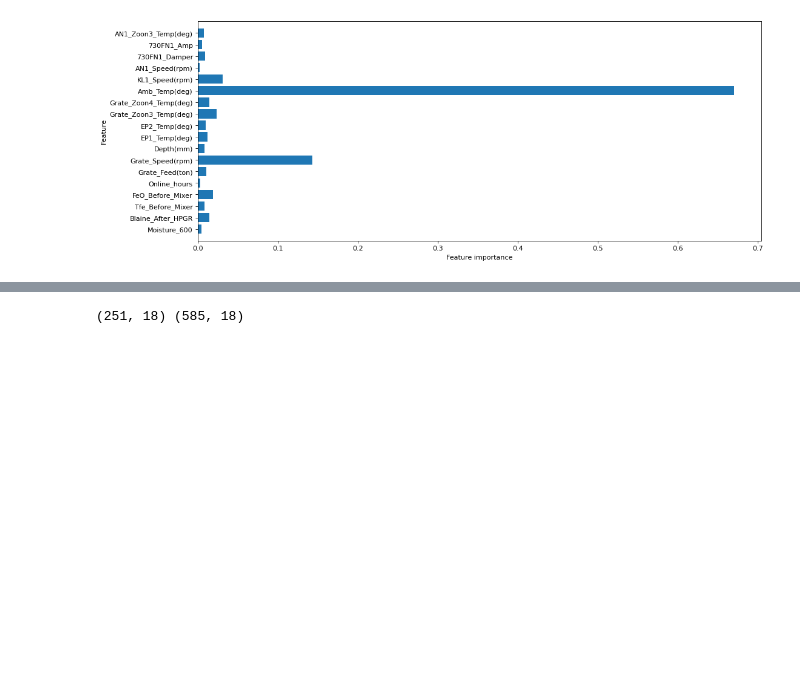
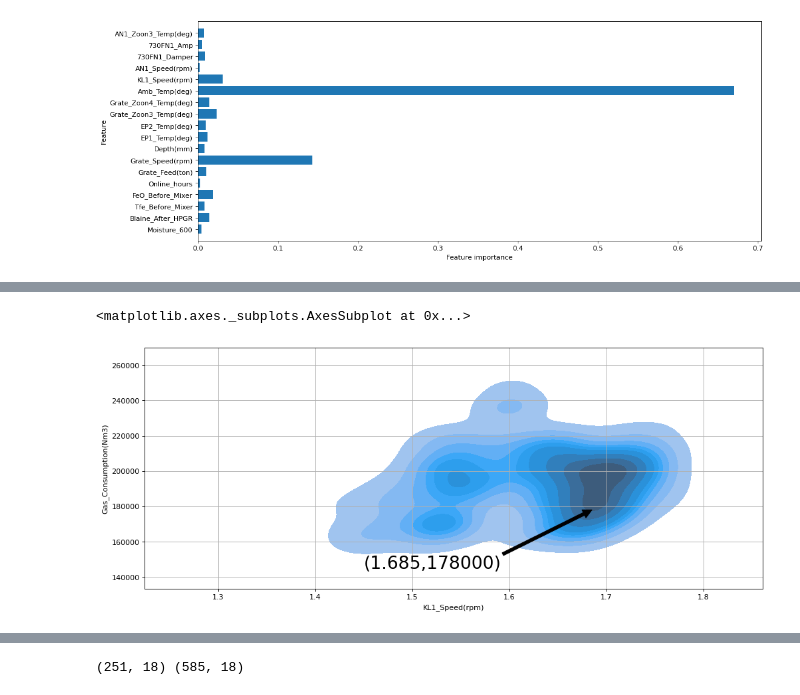
Before and after one commit to heidaralavi/Gas-Prj, a Jupyter notebook: Gas_Visualization.ipynb, the cells around one changed output, grey strips where cells are left out. Drawn from its saved outputs; the diff is of its cells as text; code cells hidden in the pictures; blank space fills up the shorter version.

```diff
--- a/Gas_Visualization.ipynb
+++ b/Gas_Visualization.ipynb
@@ -186,0 +194,8 @@ sns.catplot(data=normal_df, kind='box',height=6,aspect=3 )
+# %%
+plt.figure(figsize=(15,6),dpi=80)
+plt.annotate('(1.685,178000)', xy=(1.685, 178000), xytext=(1.45, 145000),arrowprops=dict(facecolor='black', shrink=0),fontsize=24)
+plt.grid()
+sns.kdeplot(data=df, x=df.iloc[:,13] , y=df.iloc[:,18],fill=True, levels=10)
+# %% [output]
+<matplotlib.axes._subplots.AxesSubplot at 0x...>
+[figure, added]
```
Also changed, not shown: parts of 14 cells of this notebook.
